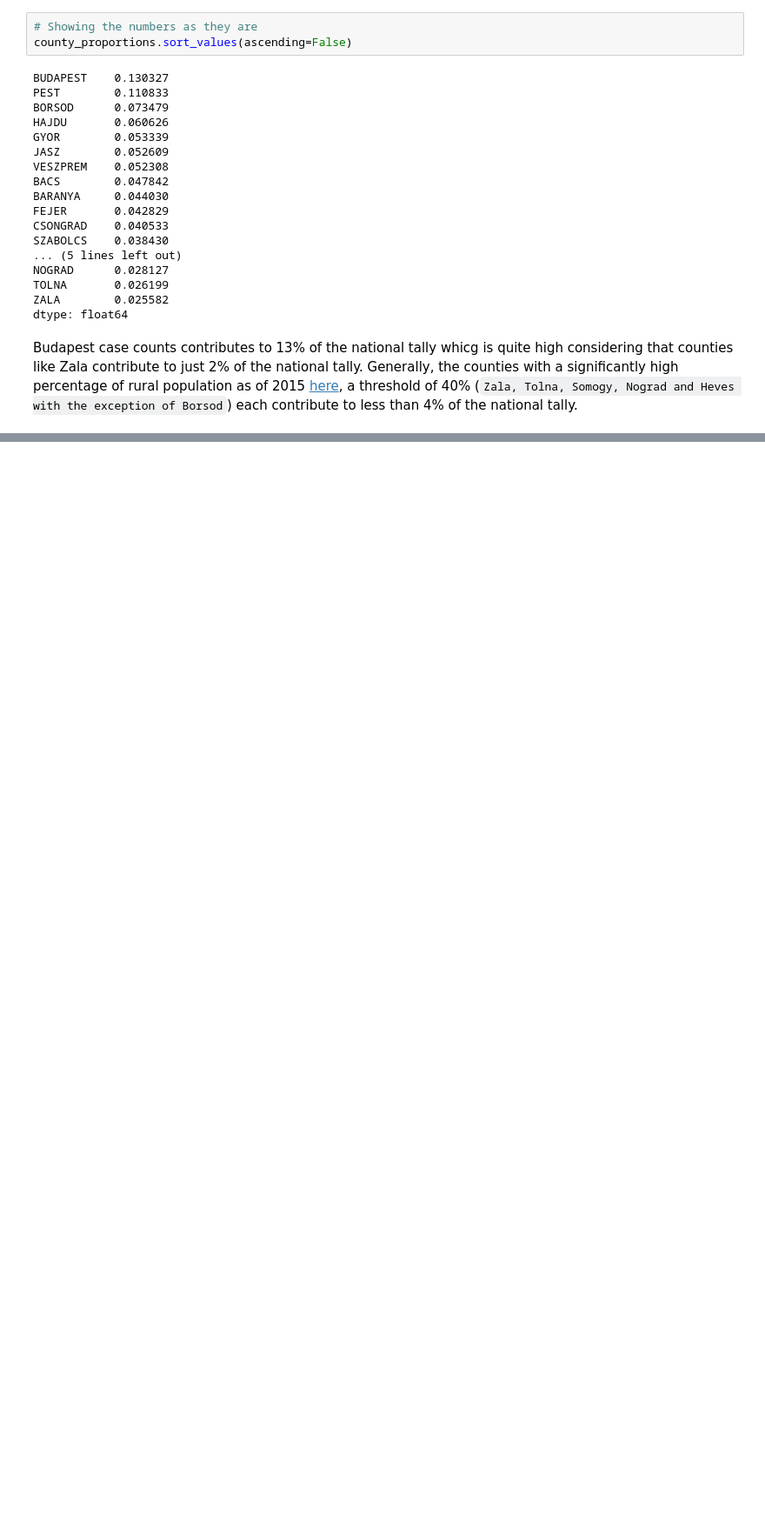
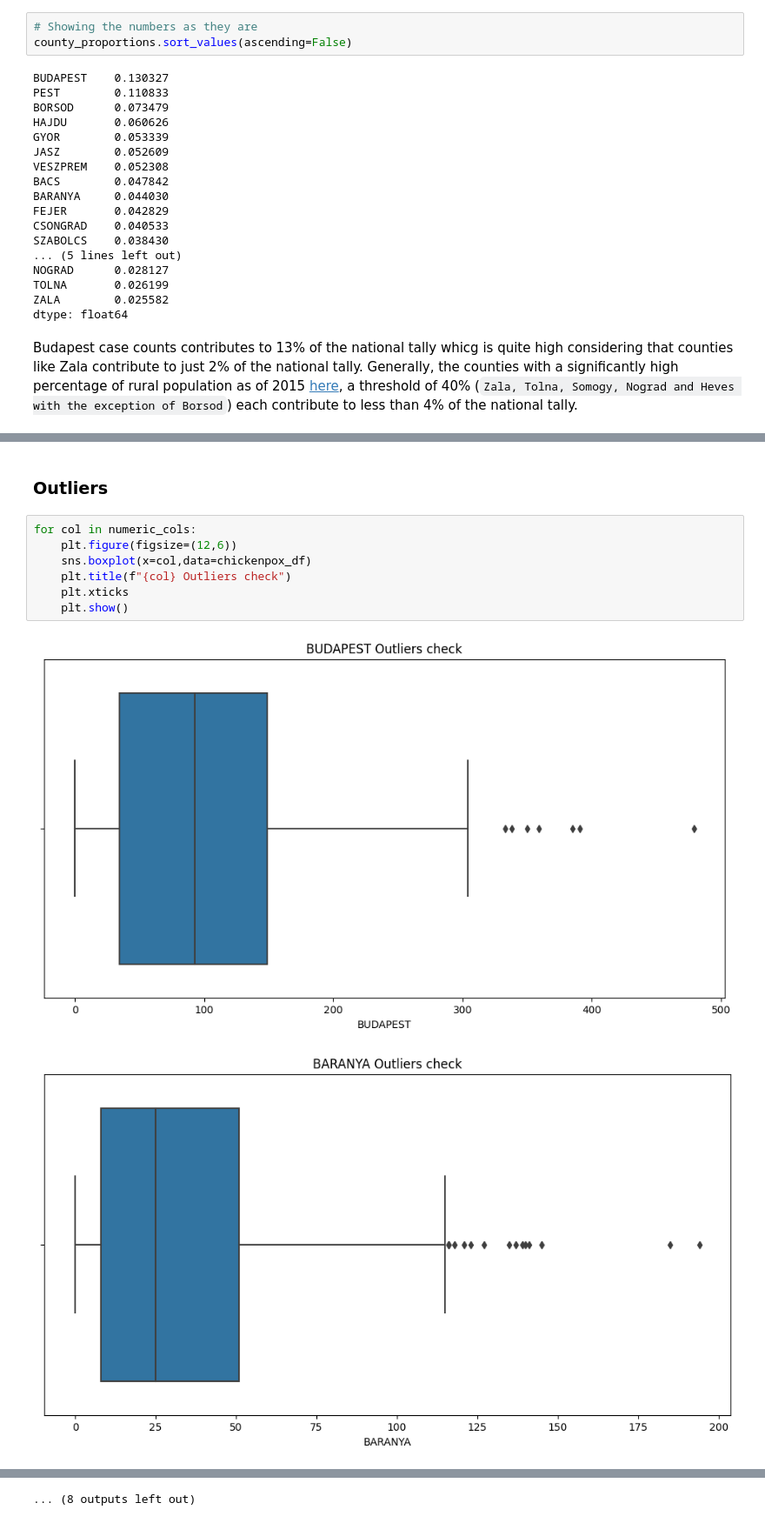
Before and after one commit to teofizzy/chicken_pox_case_count_prediction, a Jupyter notebook: teofilo/index.ipynb, the cells around one changed output, grey strips where cells are left out. Shown at 87% size. Cells and saved outputs as stored; diff of their text form; blank space fills up the shorter version.

```diff
--- a/teofilo/index.ipynb
+++ b/teofilo/index.ipynb
@@ -553,0 +472,12 @@ Generally, the counties with a significantly high percentage of rural population
+# %% [markdown]
+### Outliers
+# %%
+for col in numeric_cols:
+    plt.figure(figsize=(12,6))
+    sns.boxplot(x=col,data=chickenpox_df)
+    plt.title(f"{col} Outliers check")
+    plt.xticks
+    plt.show()
+# %% [output]
+[figure, added]
+[figure, added]
@@ -553,0 +494 @@ Generally, the counties with a significantly high percentage of rural population
+... (8 outputs left out)
```
Also changed, not shown: parts of 32 cells of this notebook.
